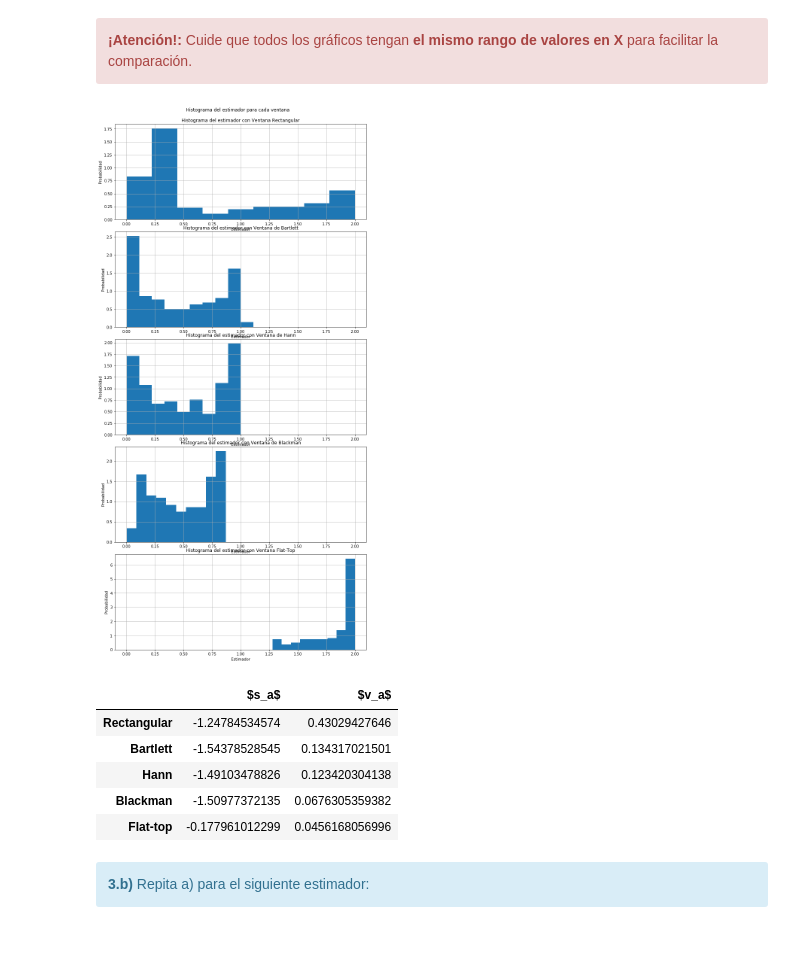
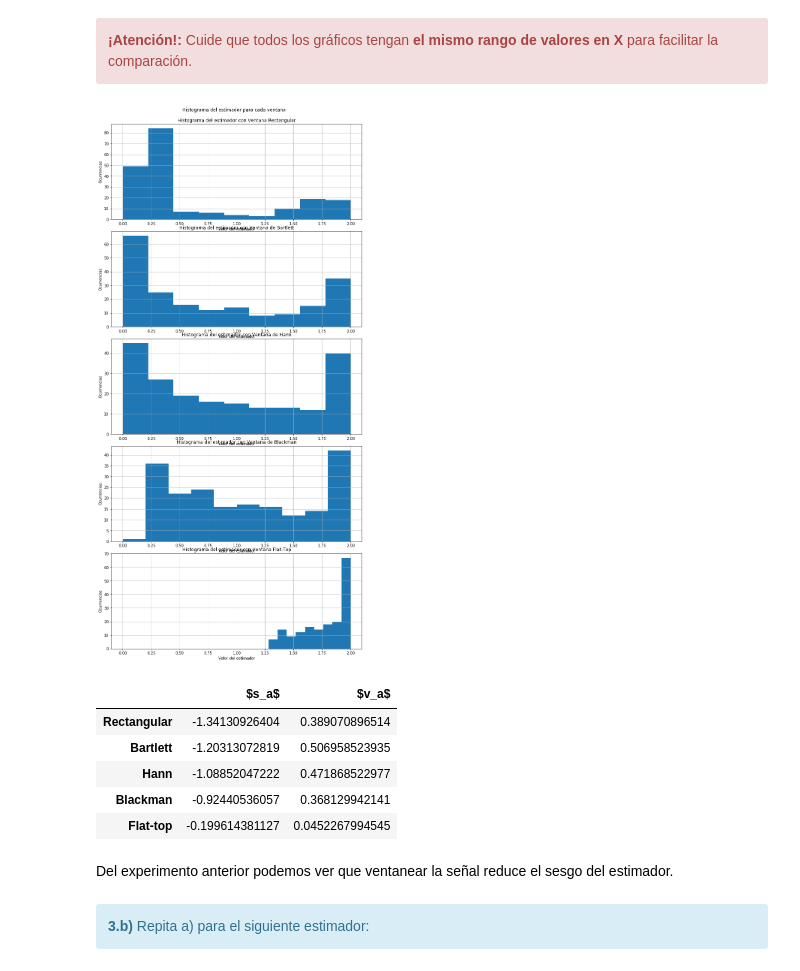
Before and after one commit to LisandroRobles/tp2, a Jupyter notebook: TP2 - Ventanas.ipynb, the cells around one changed output. Saved outputs shown, nothing was run; the diff lists cells and outputs as text; code cells hidden in the pictures; blank space fills up the shorter version.

```diff
--- a/TP2 - Ventanas.ipynb
+++ b/TP2 - Ventanas.ipynb
@@ -1013,7 +1068,7 @@ d1 = [0,0.01,0.25,0.5]
 
 #Parametros de x2(t)
 #Se genera a partir de un parametro k1 que indica cuantos dB por debajo estará de x1(t)
-k1 = 250
+k1 = 260
 a2o = (np.power(10,-k1/20))
 a2 = a1*a2o
 f2 = fo + 10*((2*np.pi)/N)
@@ -1193,7 +1248,7 @@ d1 = [0,0.01,0.25,0.5]
 
 #Parametros de x2(t)
 #Se genera a partir de un parametro k1 que indica cuantos dB por debajo estará de x1(t)
-k1 = 20
+k1 = 30
 a2o = (np.power(10,-k1/20))
 a2 = a1*a2o
 f2 = fo + 10*((2*np.pi)/N)
@@ -1300,7 +1355,7 @@ f1 = d1*((2*np.pi)/N) + fo
 
 #Parametros de x2(t)
 #Se genera a partir de un parametro k1 que indica cuantos dB por debajo estará de x1(t)
-k1 = [260,30,60,75,100]
+k1 = [260,30,85,95,110]
 f2 = fo + 10*((2*np.pi)/N)
 p2 = 0
 
@@ -1789,48 +1874,48 @@ for wi in w:
 # %%
 ######################################
 # Presentación gráfica de resultados #
 ######################################
 
 fig, axarr = plt.subplots(5, 1,figsize = (10,20))
 fig.suptitle('Histograma del estimador para cada ventana',fontsize=12,y = 1.02)
 fig.tight_layout()
 
-axarr[0].hist(np.transpose(Ao_est[0]),range = (0,2),bins = 'auto',normed = True)
+axarr[0].hist(np.transpose(Ao_est[0]),range = (0,2),bins = 'auto')
 axarr[0].set_title('Histograma del estimador con Ventana Rectangular')
-axarr[0].set_ylabel('Probabilidad')
-axarr[0].set_xlabel('Estimador')
+axarr[0].set_ylabel('Ocurrencias')
+axarr[0].set_xlabel('Valor del estimador')
 axarr[0].axis('tight')
 axarr[0].grid()
 
-axarr[1].hist(np.transpose(Ao_est[1]),range = (0,2),bins = 'auto',normed = True)
+axarr[1].hist(np.transpose(Ao_est[1]),range = (0,2),bins = 'auto')
 axarr[1].set_title('Histograma del estimador con Ventana de Bartlett')
-axarr[1].set_ylabel('Probabilidad')
-axarr[1].set_xlabel('Estimador')
+axarr[1].set_ylabel('Ocurrencias')
+axarr[1].set_xlabel('Valor del estimador')
 axarr[1].axis('tight')
 axarr[1].grid()
 
-axarr[2].hist(np.transpose(Ao_est[2]),range = (0,2),bins = 'auto',normed = True)
+axarr[2].hist(np.transpose(Ao_est[2]),range = (0,2),bins = 'auto')
 axarr[2].set_title('Histograma del estimador con Ventana de Hann')
-axarr[2].set_ylabel('Probabilidad')
-axarr[2].set_xlabel('Estimador')
+axarr[2].set_ylabel('Ocurrencias')
+axarr[2].set_xlabel('Valor del estimador')
 axarr[2].axis('tight')
 axarr[2].grid()
 
-axarr[3].hist(np.transpose(Ao_est[3]),range = (0,2),bins = 'auto',normed = True)
+axarr[3].hist(np.transpose(Ao_est[3]),range = (0,2),bins = 'auto')
 axarr[3].set_title('Histograma del estimador con Ventana de Blackman')
-axarr[3].set_ylabel('Probabilidad')
-axarr[3].set_xlabel('Estimador')
+axarr[3].set_ylabel('Ocurrencias')
+axarr[3].set_xlabel('Valor del estimador')
 axarr[3].axis('tight')
 axarr[3].grid()
 
-axarr[4].hist(np.transpose(Ao_est[4]),range = (0,2),bins = 'auto',normed = True)
+axarr[4].hist(np.transpose(Ao_est[4]),range = (0,2),bins = 'auto')
 axarr[4].set_title('Histograma del estimador con Ventana Flat-Top')
-axarr[4].set_ylabel('Probabilidad')
-axarr[4].set_xlabel('Estimador')
+axarr[4].set_ylabel('Ocurrencias')
+axarr[4].set_xlabel('Valor del estimador')
 axarr[4].axis('tight')
 axarr[4].grid()
 # %% [output]
-[figure, old version]
+[figure, new version]
 # %%
 tus_resultados = []
 
@@ -1853,11 +1938,13 @@ df = DataFrame(tus_resultados, columns=['$s_a$', '$v_a$'],
 HTML(df.to_html())
 # %% [output]
 |  | $s_a$ | $v_a$ |
-| Rectangular | -1.24784534574 | 0.43029427646 |
-| Bartlett | -1.54378528545 | 0.134317021501 |
-| Hann | -1.49103478826 | 0.123420304138 |
-| Blackman | -1.50977372135 | 0.0676305359382 |
-| Flat-top | -0.177961012299 | 0.0456168056996 |
+| Rectangular | -1.34130926404 | 0.389070896514 |
+| Bartlett | -1.20313072819 | 0.506958523935 |
+| Hann | -1.08852047222 | 0.471868522977 |
+| Blackman | -0.92440536057 | 0.368129942141 |
+| Flat-top | -0.199614381127 | 0.0452267994545 |
+# %% [markdown]
+Del experimento anterior podemos ver que ventanear la señal reduce el sesgo del estimador.
 # %% [markdown]
 <div class="alert alert-block alert-info">
 <b>3.b)</b> Repita a) para el siguiente estimador:
```
Also changed, not shown: parts of 42 cells of this notebook, 1 other file.
